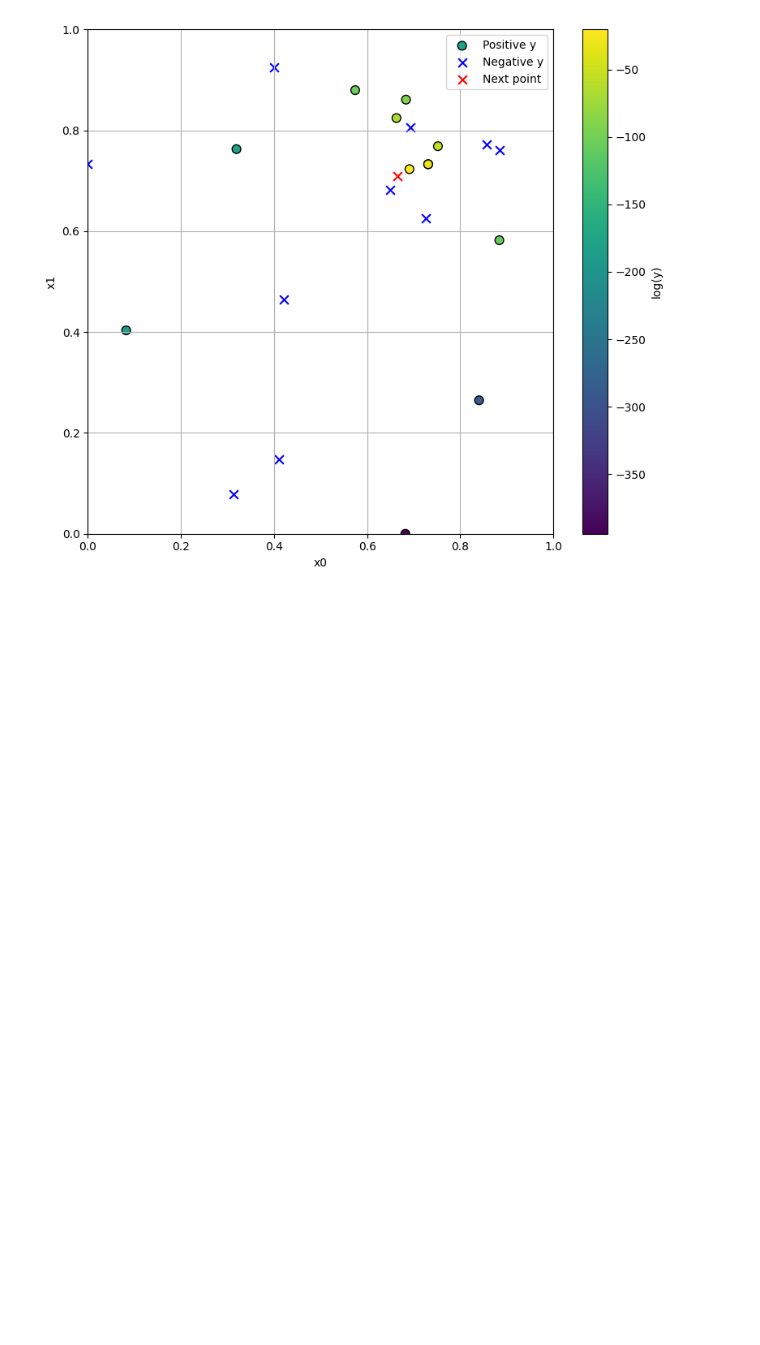
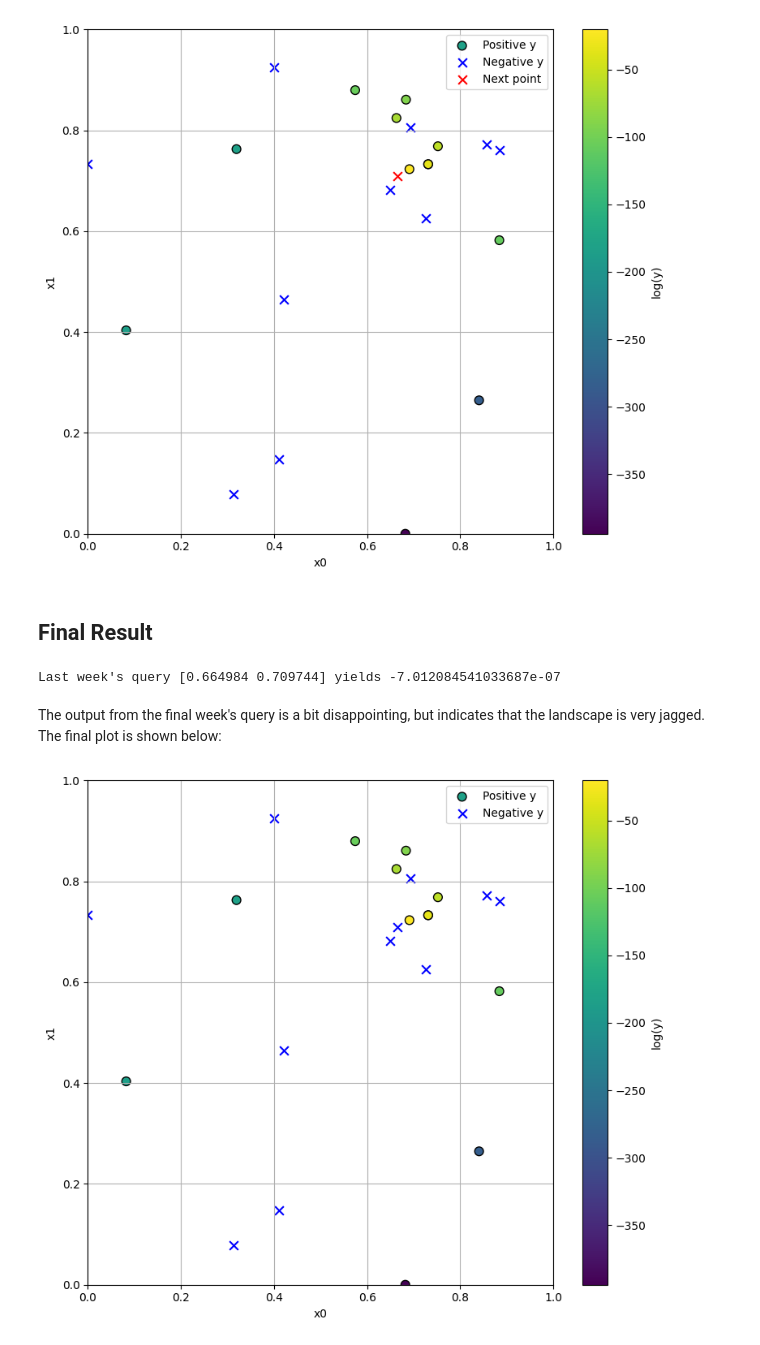
Before and after one commit to hchagani/AICapstoneProject_IC, a Jupyter notebook: notebooks/01_function_1.ipynb, the cells around one changed output. Cells and saved outputs as stored; diff of their text form; code cells hidden in the pictures; blank space fills up the shorter version.

Commit message:
Add results from final week

```diff
--- a/notebooks/01_function_1.ipynb
+++ b/notebooks/01_function_1.ipynb
@@ -1278,3 +1278,27 @@ You might also want to scale the data as shown in:
   _check_optimize_result("lbfgs", opt_res)
 Proposed point on circumference = [0.66498358 0.70974365]
 [figure]
+# %% [markdown]
+## Final Result
+# %%
+from bbo.data import get_current_weeks_points
+
+X, y = get_current_weeks_points(function_id=1, week=14)
+
+print(f"Last week's query {X[-1]} yields {y[-1]}")
+# %% [output]
+Last week's query [0.664984 0.709744] yields -7.012084541033687e-07
+# %% [markdown]
+The output from the final week's query is a bit disappointing, but indicates that the landscape is very jagged. The final plot is shown below:
+# %%
+# Points with positive output
+positive_x = X[y > 0]
+positive_y = y[y > 0]
+
+neg_x = X[y < 0]  # points with negative output
+
+fig, ax = plot_2d_positive_negative(
+    pos_x=positive_x, pos_y=positive_y, neg_x=neg_x
+)
+# %% [output]
+[figure, added]
```
Also changed, not shown: parts of 1 cell of this notebook, 2 other files.
